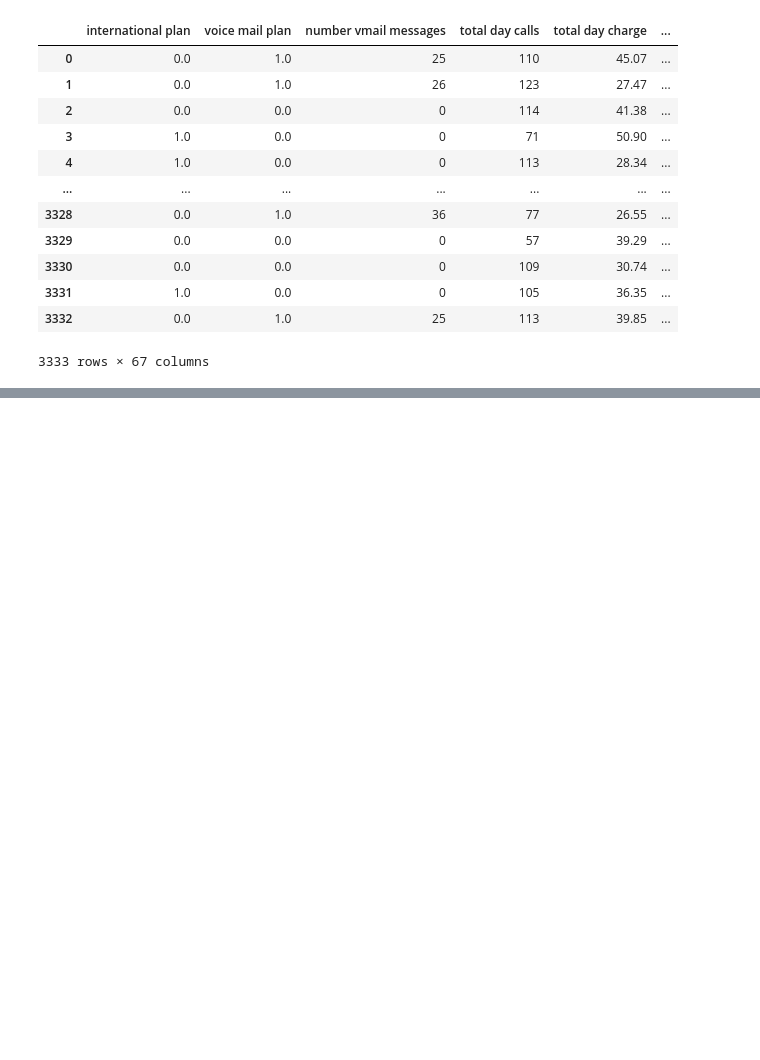
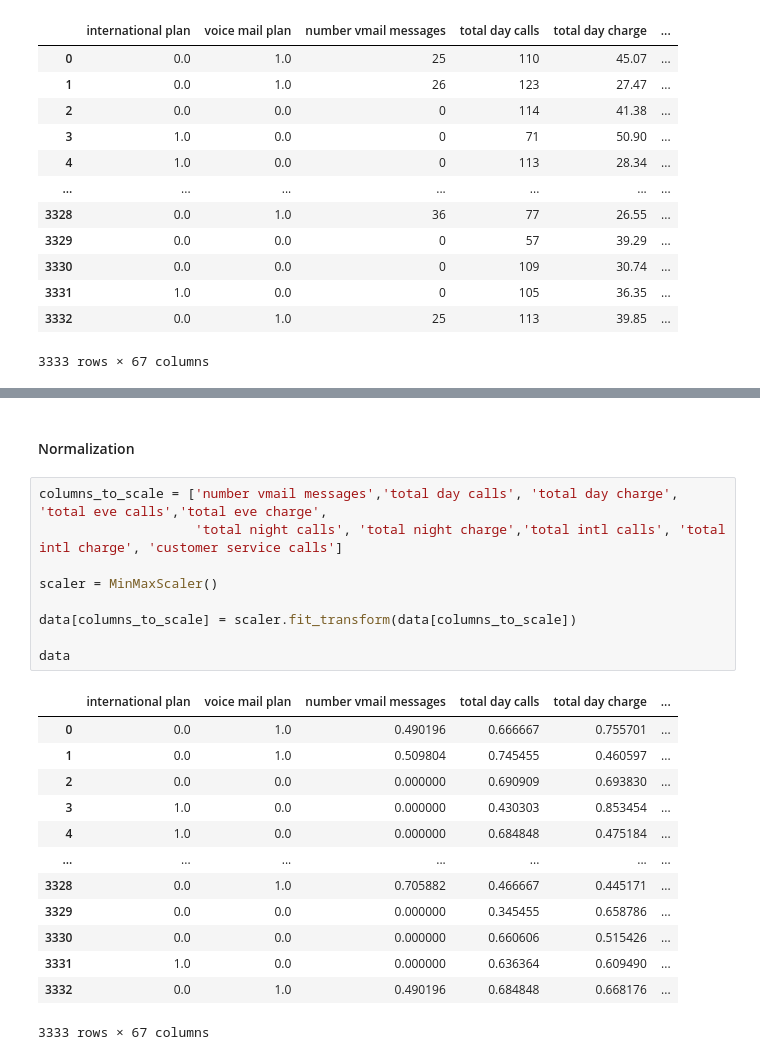
Before and after one commit to Emilly-Njue/Phase3-Project, a Jupyter notebook: customer_churn.ipynb, the cells around one changed output, grey strips where cells are left out. Cells and saved outputs as stored; diff of their text form; blank space fills up the shorter version.

Commit message:
Normalization

```diff
--- a/customer_churn.ipynb
+++ b/customer_churn.ipynb
@@ -529,0 +546,25 @@ data
+# %% [markdown]
+#### Normalization
+# %%
+columns_to_scale = ['number vmail messages','total day calls', 'total day charge', 'total eve calls','total eve charge',
+                    'total night calls', 'total night charge','total intl calls', 'total intl charge', 'customer service calls']
+
+scaler = MinMaxScaler()
+
+data[columns_to_scale] = scaler.fit_transform(data[columns_to_scale])
+
+data
+# %% [output]
+|  | international plan | voice mail plan | number vmail messages | total day calls | total day charge | ... |
+| 0 | 0.0 | 1.0 | 0.490196 | 0.666667 | 0.755701 | ... |
+| 1 | 0.0 | 1.0 | 0.509804 | 0.745455 | 0.460597 | ... |
+| 2 | 0.0 | 0.0 | 0.000000 | 0.690909 | 0.693830 | ... |
+| 3 | 1.0 | 0.0 | 0.000000 | 0.430303 | 0.853454 | ... |
+| 4 | 1.0 | 0.0 | 0.000000 | 0.684848 | 0.475184 | ... |
+| ... | ... | ... | ... | ... | ... | ... |
+| 3328 | 0.0 | 1.0 | 0.705882 | 0.466667 | 0.445171 | ... |
+| 3329 | 0.0 | 0.0 | 0.000000 | 0.345455 | 0.658786 | ... |
+| 3330 | 0.0 | 0.0 | 0.000000 | 0.660606 | 0.515426 | ... |
+| 3331 | 1.0 | 0.0 | 0.000000 | 0.636364 | 0.609490 | ... |
+| 3332 | 0.0 | 1.0 | 0.490196 | 0.684848 | 0.668176 | ... |
+3333 rows × 67 columns
```
Also changed, not shown: parts of 4 cells of this notebook.
